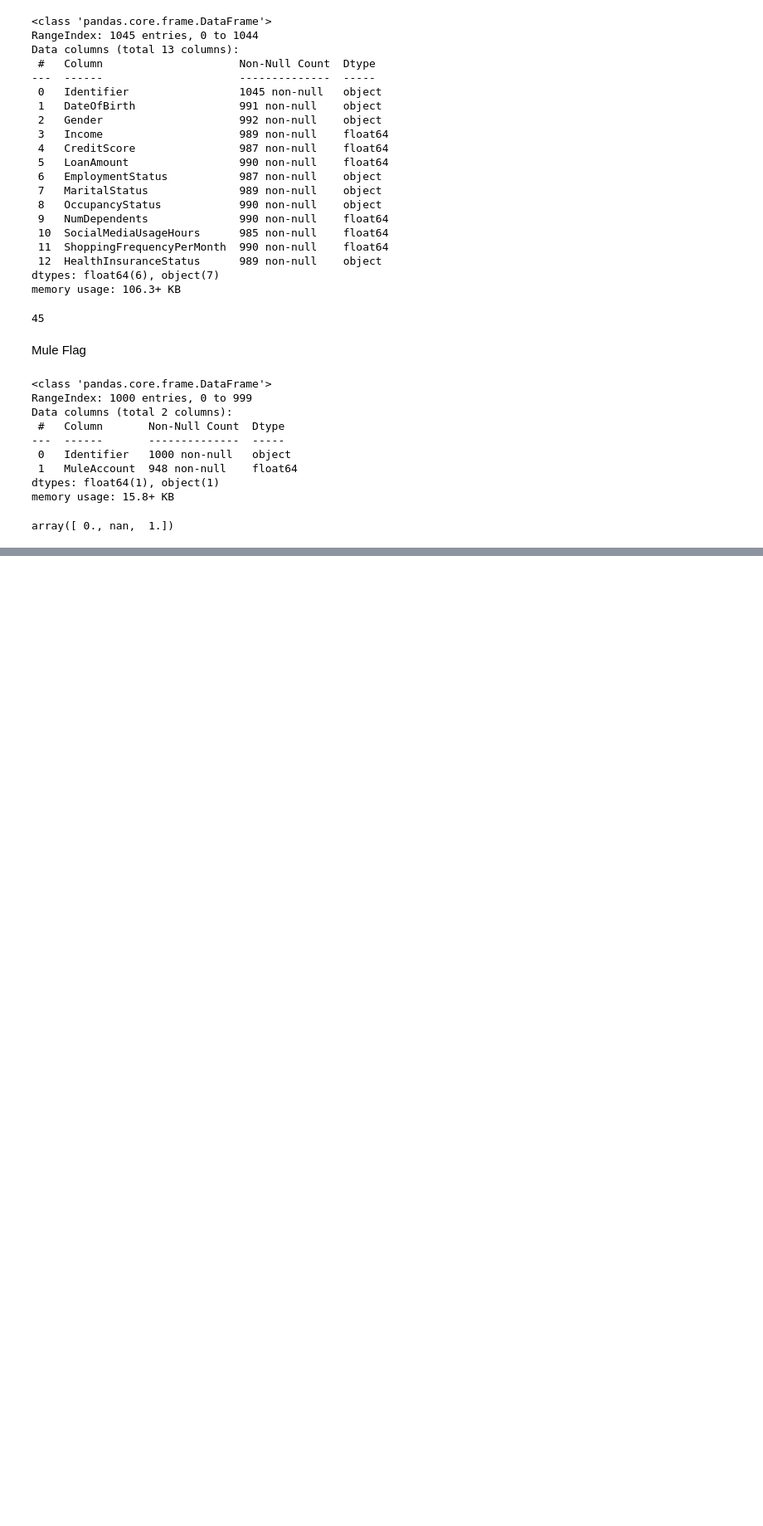
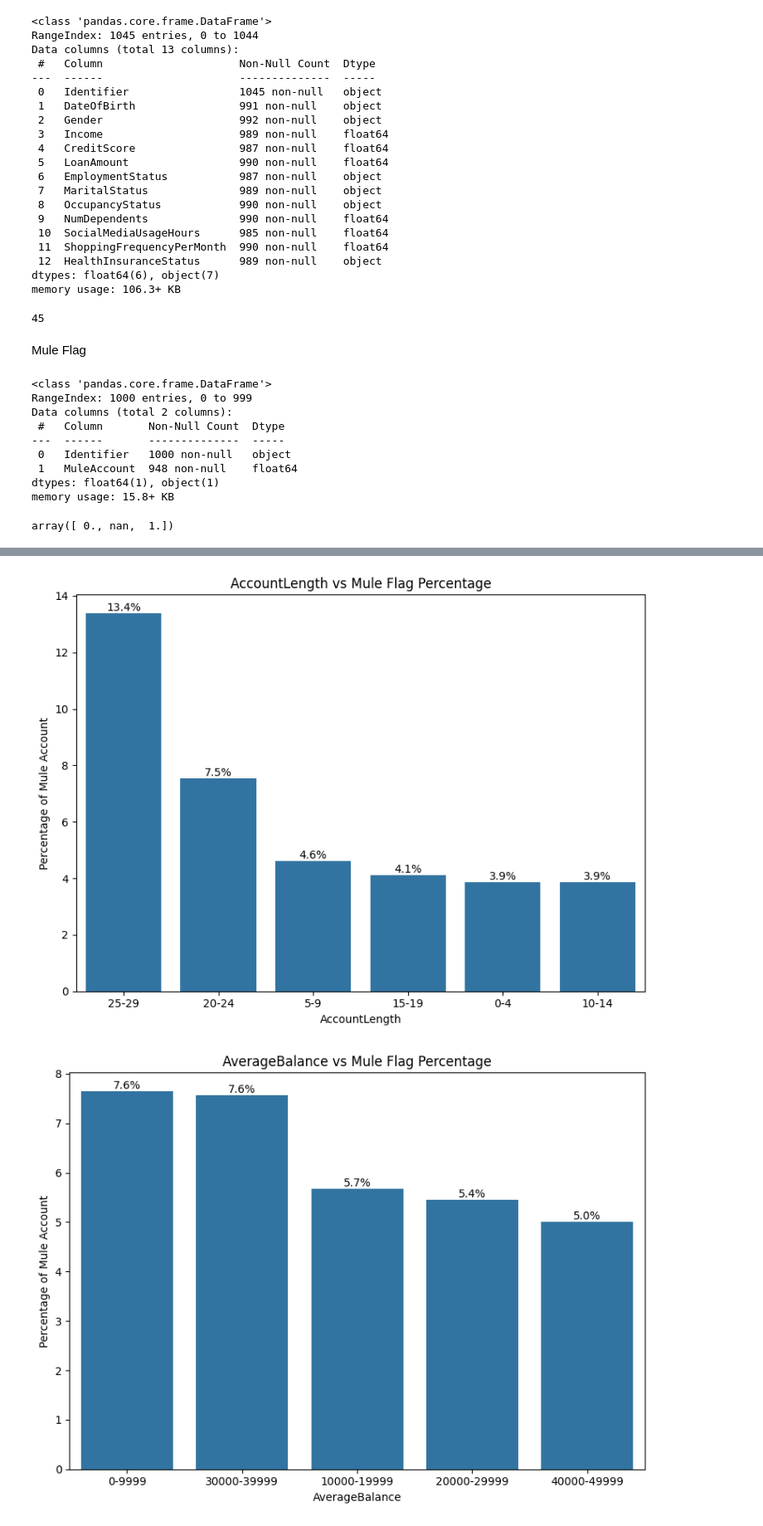
Before and after one commit to valooi/experianlivechallenge, a Jupyter notebook: data_exploration.ipynb, the cells around one changed output, grey strips where cells are left out. Shown: that part at 83% size. Drawn from its saved outputs; the diff is of its cells as text; code cells hidden in the pictures; blank space fills up the shorter version.

Commit message:
Updated Simple Visualisation

```diff
--- a/data_exploration.ipynb
+++ b/data_exploration.ipynb
@@ -197,3 +200,7 @@ data_separator(acc_data_final, "NumTransfers", 50)
+# %%
+#Updating remaining numerical data into string
+acc_data_final['NumCreditCards'] = np.ceil(acc_data_final['NumCreditCards']).astype(int).astype(str)
+acc_data_final['NumSavingsAccounts'] = np.ceil(acc_data_final['NumSavingsAccounts']).astype(int).astype(str)
 # %%
 acc_data_final.head()
 # %% [output]
@@ -255,3 +270,6 @@ mule_flag['MuleAccount'].unique()
 array([ 0., nan,  1.])
 # %%
 mule_dropna = mule_flag.dropna()
+# %%
+mule_dropna = mule_dropna.set_index("Identifier")
+mule_dropna
@@ -257,0 +317,3 @@ mule_dropna = mule_flag.dropna()
+# %%
+#merging acc data and mule flags
+combined_df = acc_data_final.join(mule_dropna, how = 'right')
@@ -257,0 +357,32 @@ mule_dropna = mule_flag.dropna()
+# %%
+#Reusable function for visualisation
+def mule_percentage_plot(df, feature):
+    data = (df.groupby(feature)["MuleAccount"]
+            .mean()
+            .mul(100)
+            .sort_values(ascending = False)
+            .reset_index())
+
+    plt.figure(figsize = (8,6))
+    ax = sns.barplot(x = feature, y = "MuleAccount", data = data)
+    plt.title(f'{feature} vs Mule Flag Percentage')
+    plt.ylabel('Percentage of Mule Account')
+
+    #show percentage of my bar plot
+    for p in ax.patches:
+        height = p.get_height()
+        ax.text(p.get_x() + p.get_width()/2, height, f'{height:.1f}%',
+                ha = 'center', va = 'bottom', fontsize = 10)
+
+
+    plt.tight_layout()
+    plt.show()
+# %%
+features = ['AccountLength', 'AverageBalance', 'NumTransactions', 'NumDeposits', 'NumWithdrawals', 'NumTransfers', 'NumLoans',
+            'NumCreditCards', 'NumSavingsAccounts']
+
+for i in features:
+    mule_percentage_plot(combined_df, i)
+# %% [output]
+[figure, added]
+[figure, added]
```
Also changed, not shown: parts of 19 cells of this notebook.
